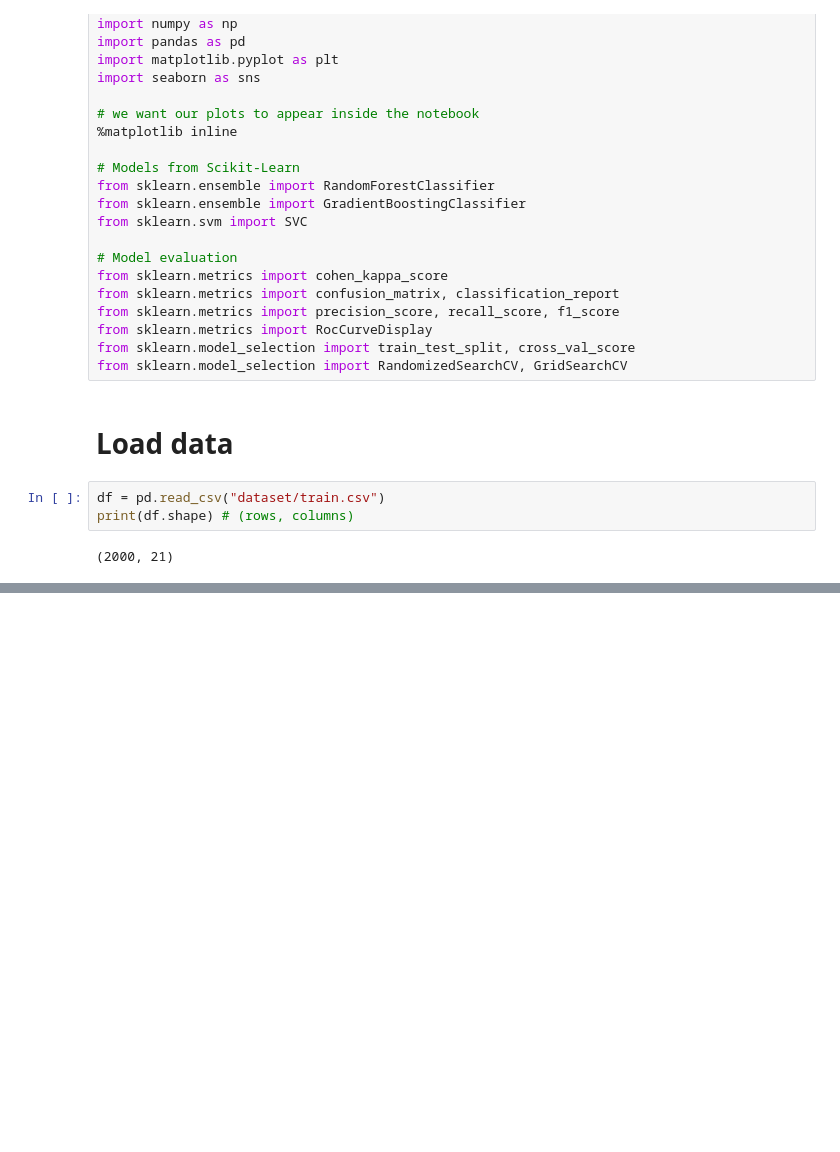
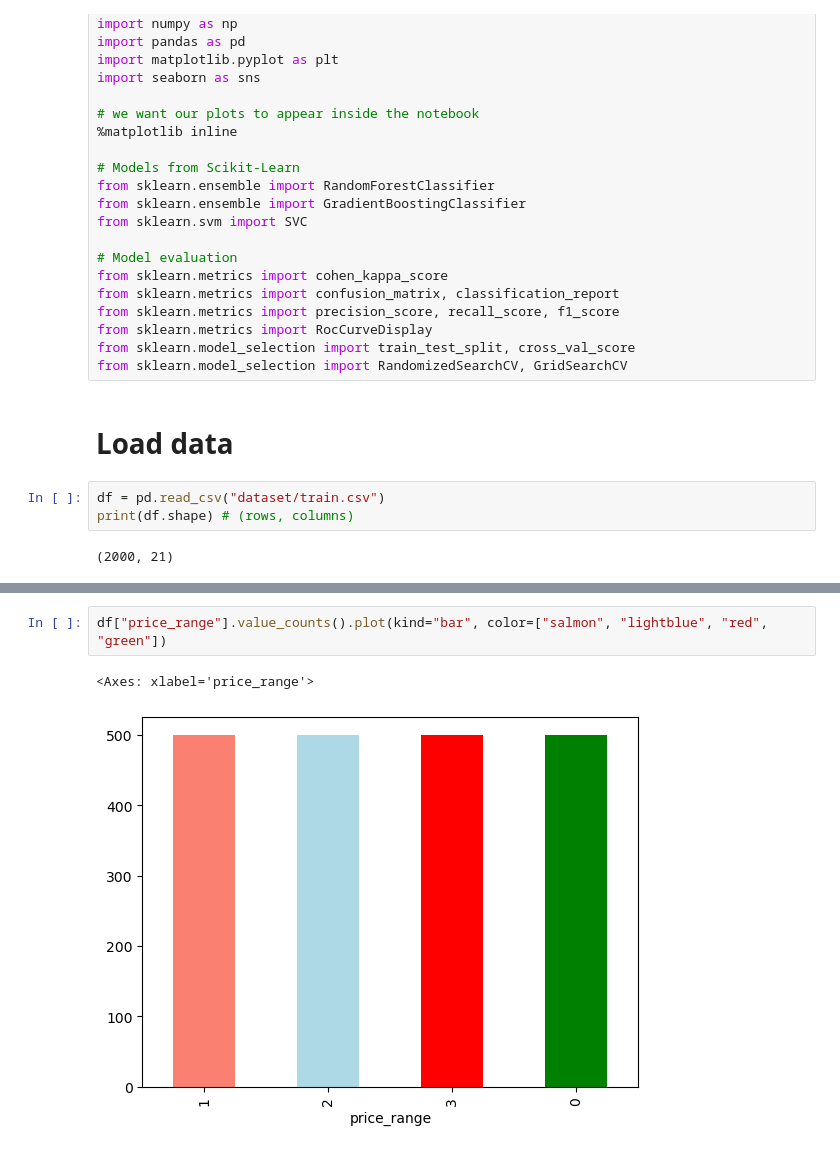
Before and after one commit to ryo873/mobile-price-classification, a Jupyter notebook: MobilePrice-Classification.ipynb, the cells around one changed output, grey strips where cells are left out. Drawn from its saved outputs; the diff is of its cells as text; blank space fills up the shorter version.

```diff
--- a/MobilePrice-Classification.ipynb
+++ b/MobilePrice-Classification.ipynb
@@ -108,0 +147,5 @@ print(df.shape) # (rows, columns)
+# %%
+df["price_range"].value_counts().plot(kind="bar", color=["salmon", "lightblue", "red", "green"])
+# %% [output]
+<Axes: xlabel='price_range'>
+[figure, added]
```
Also changed, not shown: parts of 24 cells of this notebook.
